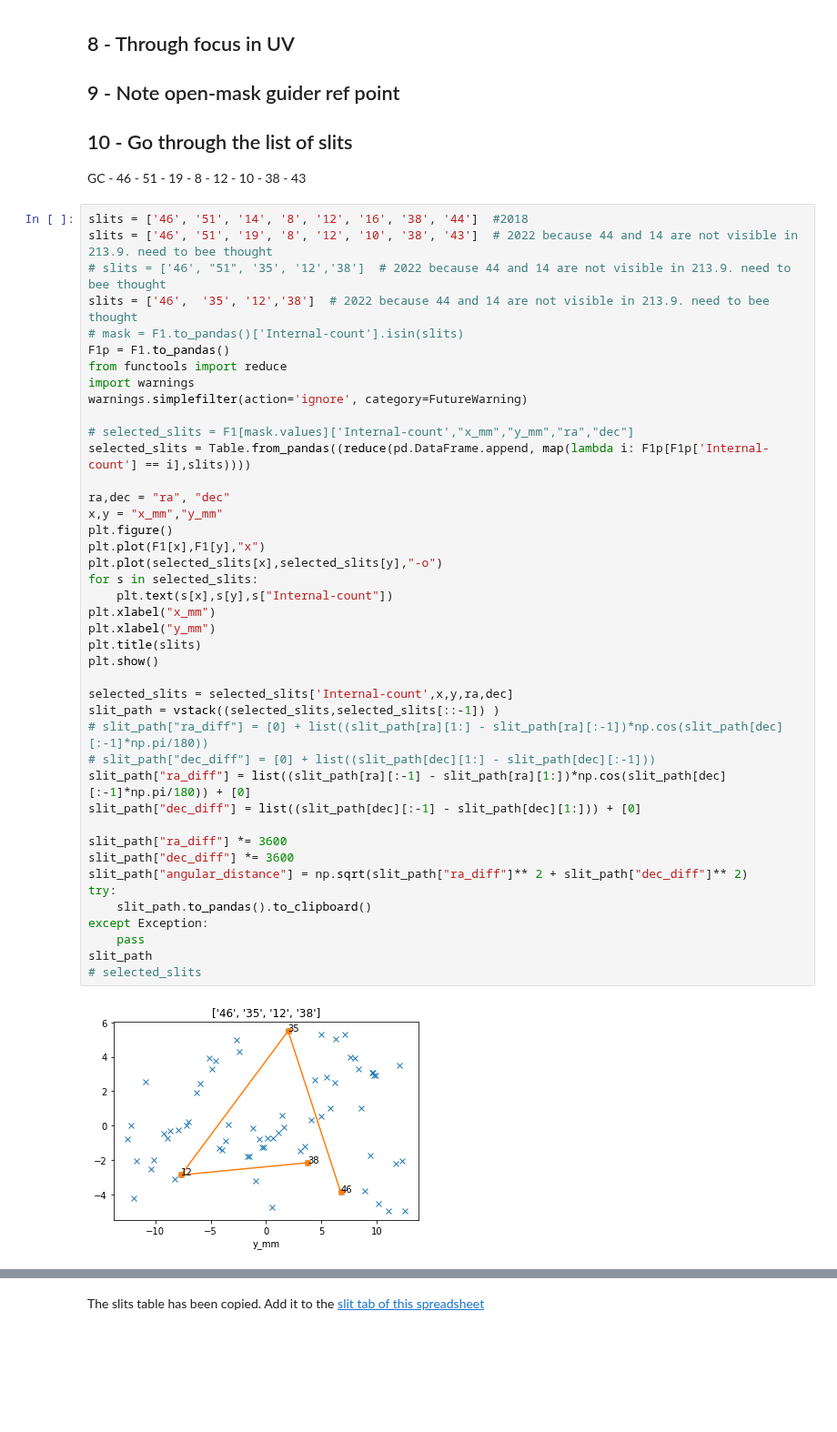
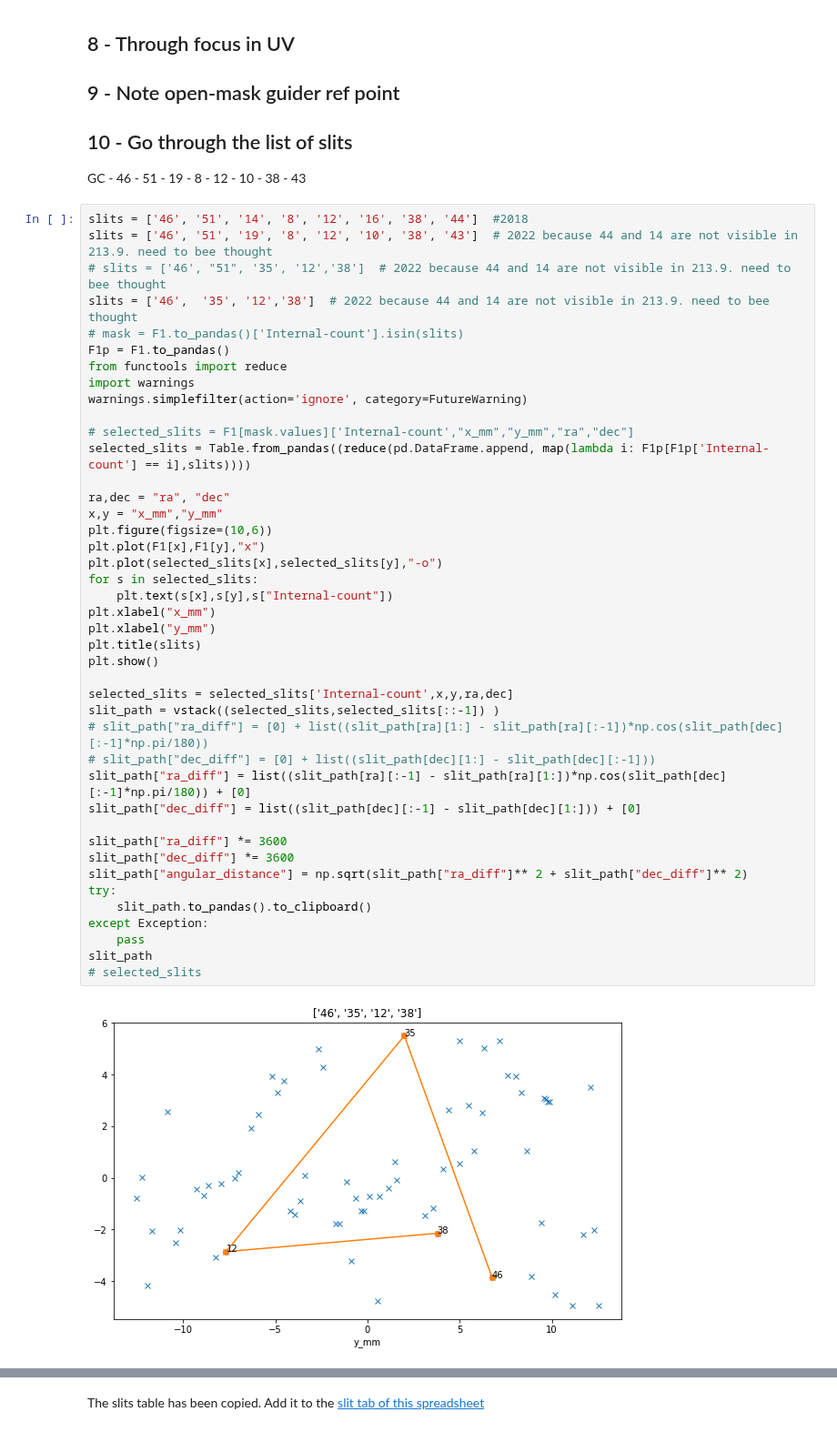
Before and after one commit to vpicouet/FireBallPipe, a Jupyter notebook: Notebook/XY_2022_F1_2_220710.ipynb, the cells around one changed output, grey strips where cells are left out. Shown at 91% size. Drawn from its saved outputs; the diff is of its cells as text; blank space fills up the shorter version.

```diff
--- a/Notebook/XY_2022_F1_2_220710.ipynb
+++ b/Notebook/XY_2022_F1_2_220710.ipynb
@@ -164,35 +164,35 @@ warnings.simplefilter(action='ignore', category=FutureWarning)
 selected_slits = Table.from_pandas((reduce(pd.DataFrame.append, map(lambda i: F1p[F1p['Internal-count'] == i],slits))))
 
 ra,dec = "ra", "dec"
 x,y = "x_mm","y_mm"
-plt.figure()
+plt.figure(figsize=(10,6))
 plt.plot(F1[x],F1[y],"x")
 plt.plot(selected_slits[x],selected_slits[y],"-o")
 for s in selected_slits:
     plt.text(s[x],s[y],s["Internal-count"])
 plt.xlabel("x_mm")
 plt.xlabel("y_mm")
 plt.title(slits)
 plt.show()
 
 selected_slits = selected_slits['Internal-count',x,y,ra,dec]
 slit_path = vstack((selected_slits,selected_slits[::-1]) )
 # slit_path["ra_diff"] = [0] + list((slit_path[ra][1:] - slit_path[ra][:-1])*np.cos(slit_path[dec][:-1]*np.pi/180))
 # slit_path["dec_diff"] = [0] + list((slit_path[dec][1:] - slit_path[dec][:-1]))
 slit_path["ra_diff"] = list((slit_path[ra][:-1] - slit_path[ra][1:])*np.cos(slit_path[dec][:-1]*np.pi/180)) + [0]
 slit_path["dec_diff"] = list((slit_path[dec][:-1] - slit_path[dec][1:])) + [0]
 
 slit_path["ra_diff"] *= 3600
 slit_path["dec_diff"] *= 3600
 slit_path["angular_distance"] = np.sqrt(slit_path["ra_diff"]** 2 + slit_path["dec_diff"]** 2)
 try:
     slit_path.to_pandas().to_clipboard()
 except Exception:
     pass
 slit_path
 # selected_slits
 # %% [output]
-[figure, old version]
+[figure, new version]
 Table length=8
 | Internal-count | x_mm | y_mm | ra | dec | ra_diff | dec_diff | angular_distance |
 | str2 | float64 | float64 | float64 | float64 | float64 | float64 | float64 |
```
Also changed, not shown: parts of 10 cells of this notebook, 2 other files.
